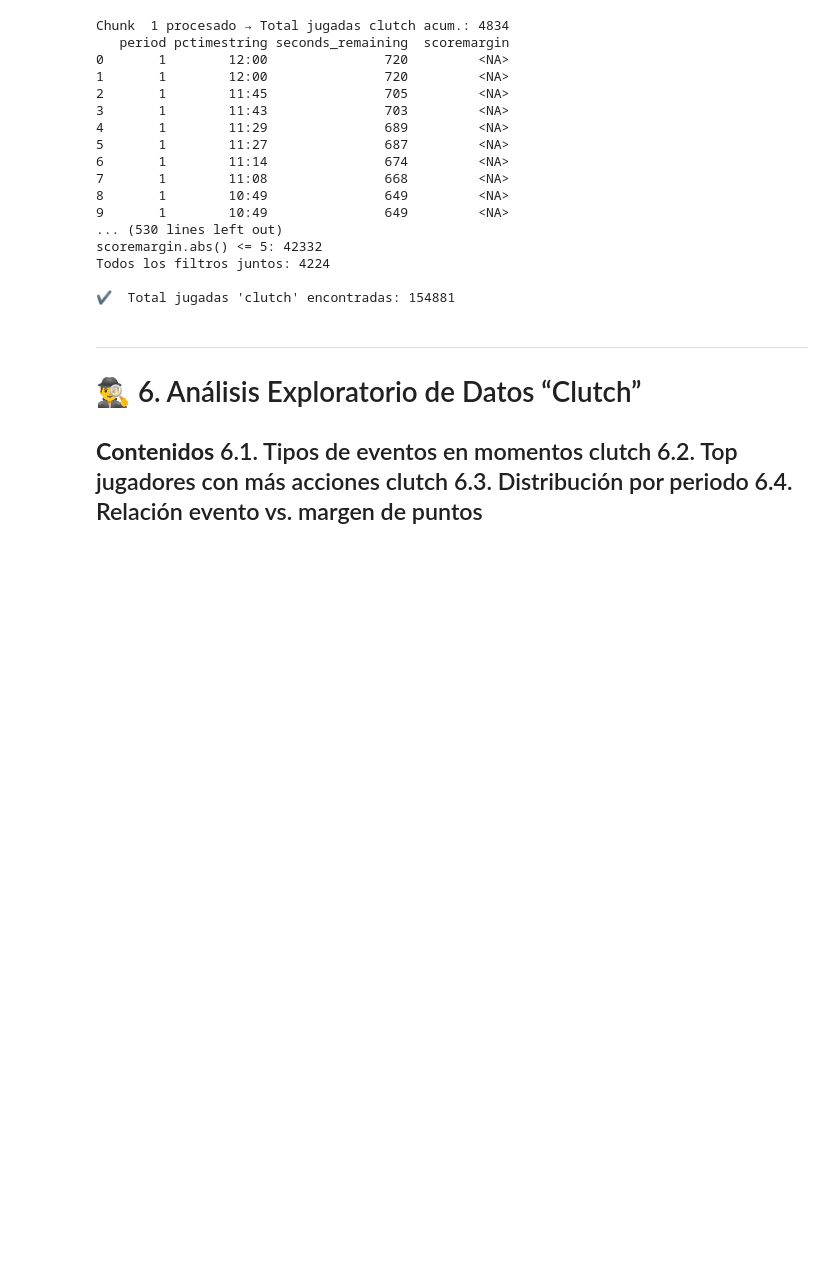
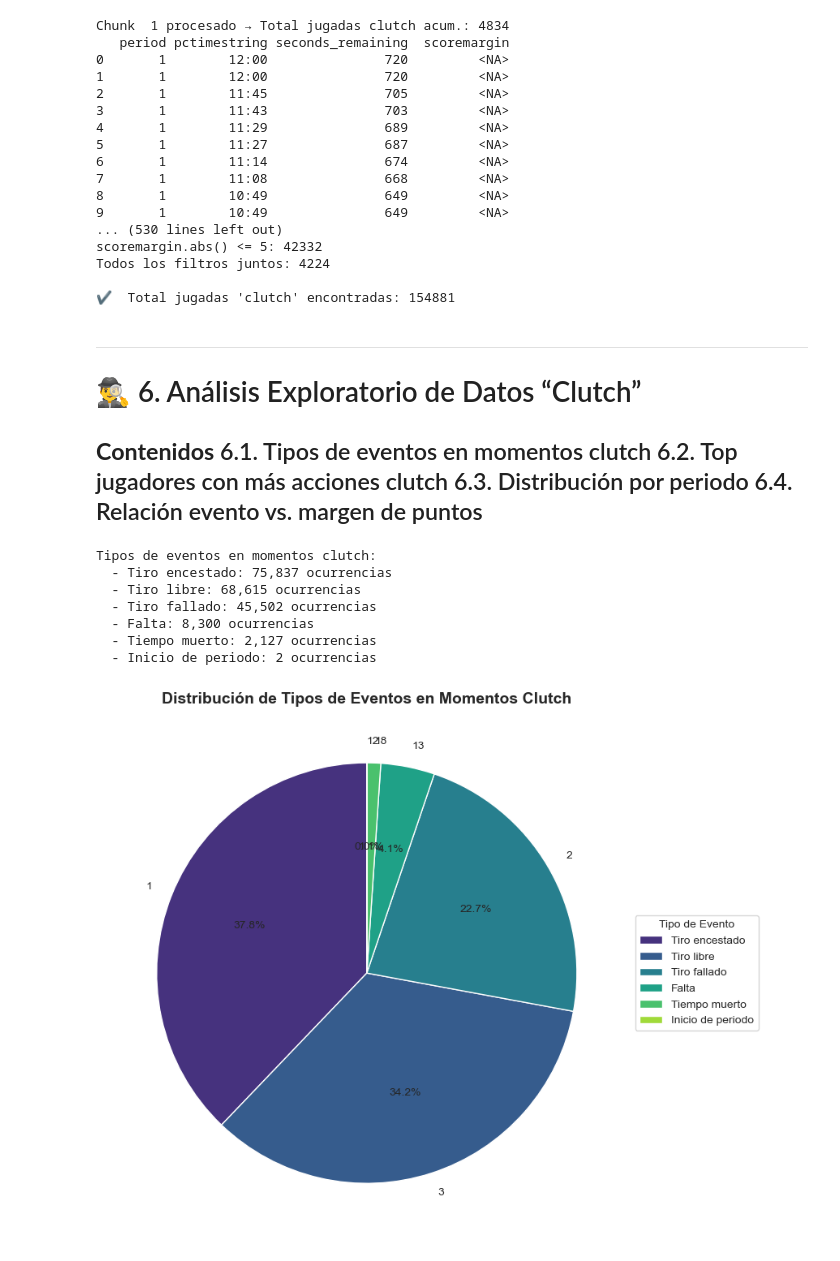
Before and after one commit to jorge-ivan-jimenez-reyes/DataScienceB, a Jupyter notebook: TercerExamen/FinalExam.ipynb, the cells around one changed output. Cells and saved outputs as stored; diff of their text form; code cells hidden in the pictures; blank space fills up the shorter version.

```diff
--- a/TercerExamen/FinalExam.ipynb
+++ b/TercerExamen/FinalExam.ipynb
@@ -248,0 +293,12 @@ Todos los filtros juntos: 4224
+# %%
+# Mostrar la distribución de tipos de eventos en momentos clutch
+plot_tipo_eventos_clutch(df_clutch_corregido)
+# %% [output]
+Tipos de eventos en momentos clutch:
+  - Tiro encestado: 75,837 ocurrencias
+  - Tiro libre: 68,615 ocurrencias
+  - Tiro fallado: 45,502 ocurrencias
+  - Falta: 8,300 ocurrencias
+  - Tiempo muerto: 2,127 ocurrencias
+  - Inicio de periodo: 2 ocurrencias
+[figure, added]
```
Also changed, not shown: parts of 10 cells of this notebook.
